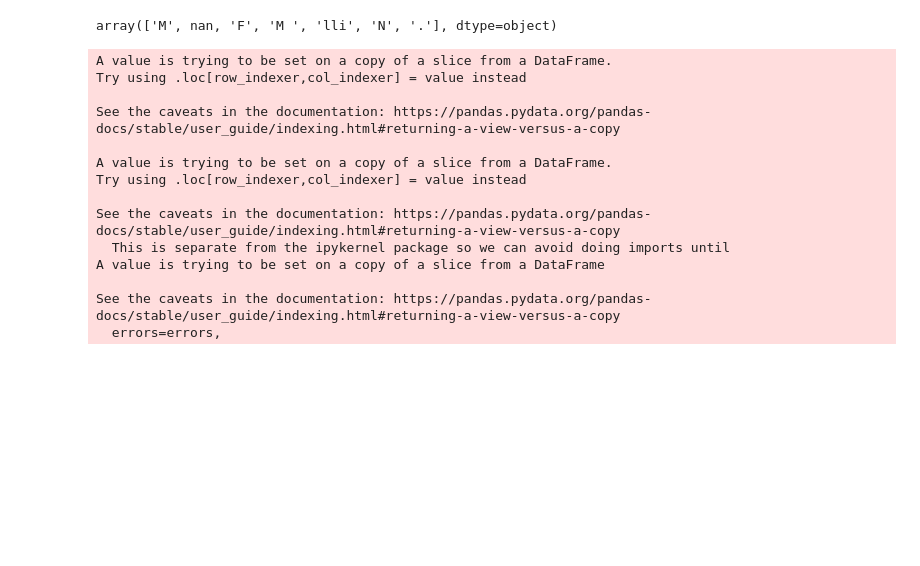
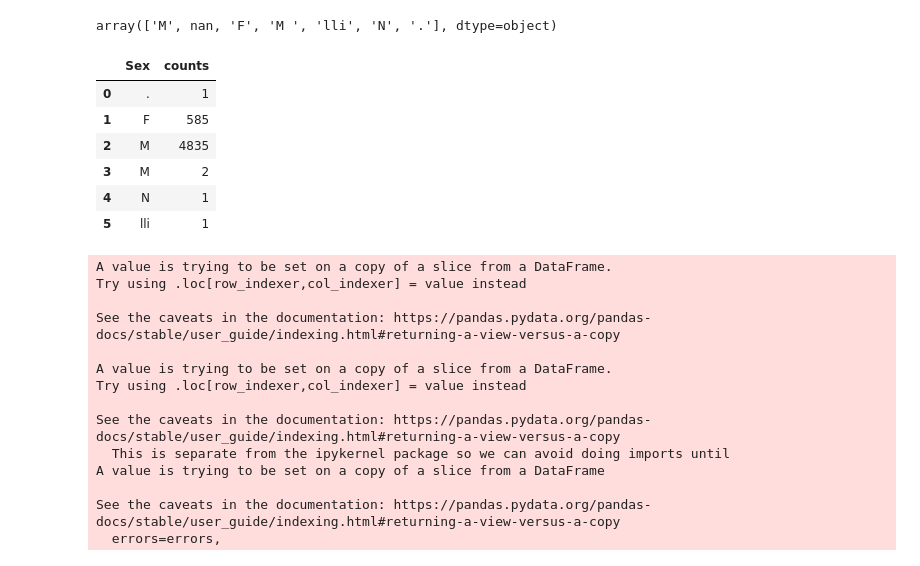
Before and after one commit to hector-lovi/Global-shark-attack_dataset-cleanup, a Jupyter notebook: cleaning-data.ipynb, the cells around one changed output. Cells and saved outputs as stored; diff of their text form; code cells hidden in the pictures; blank space fills up the shorter version.

```diff
--- a/cleaning-data.ipynb
+++ b/cleaning-data.ipynb
@@ -115,5 +121,15 @@ Por otro lado, creo que también es interesante la información que pueden aport
 df2['Sex '].unique()
 # %% [output]
 array(['M', nan, 'F', 'M ', 'lli', 'N', '.'], dtype=object)
+# %%
+df2.groupby(['Sex ']).size().reset_index(name='counts')
+# %% [output]
+|  | Sex | counts |
+| 0 | . | 1 |
+| 1 | F | 585 |
+| 2 | M | 4835 |
+| 3 | M | 2 |
+| 4 | N | 1 |
+| 5 | lli | 1 |
 # %%
 # limpieza columna sex:
```
Also changed, not shown: parts of 6 cells of this notebook.
